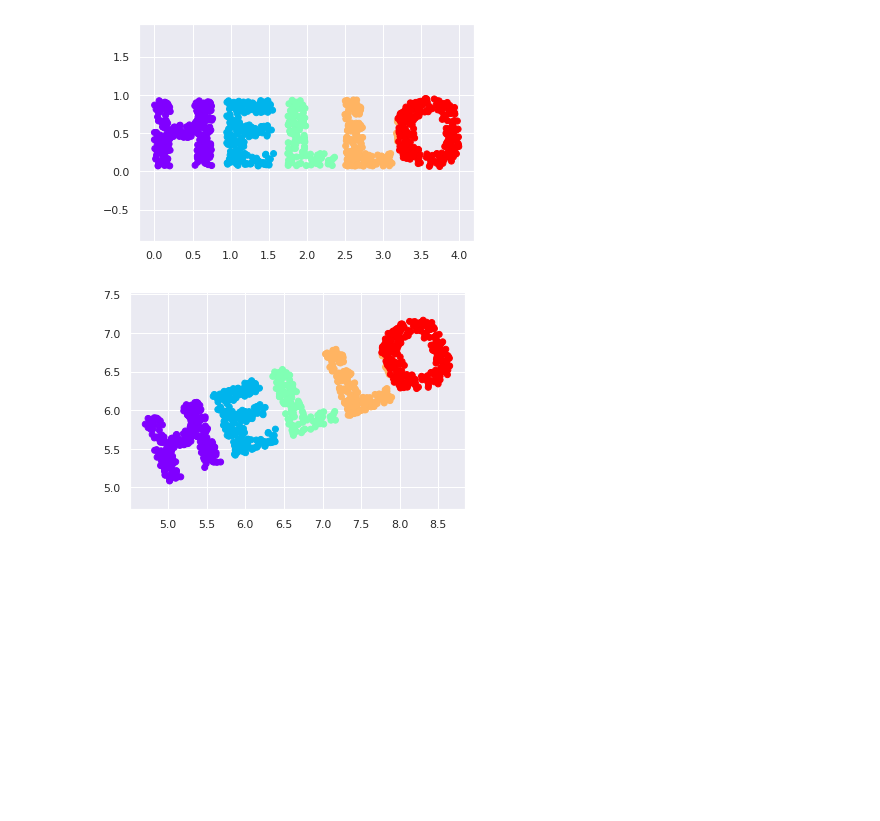
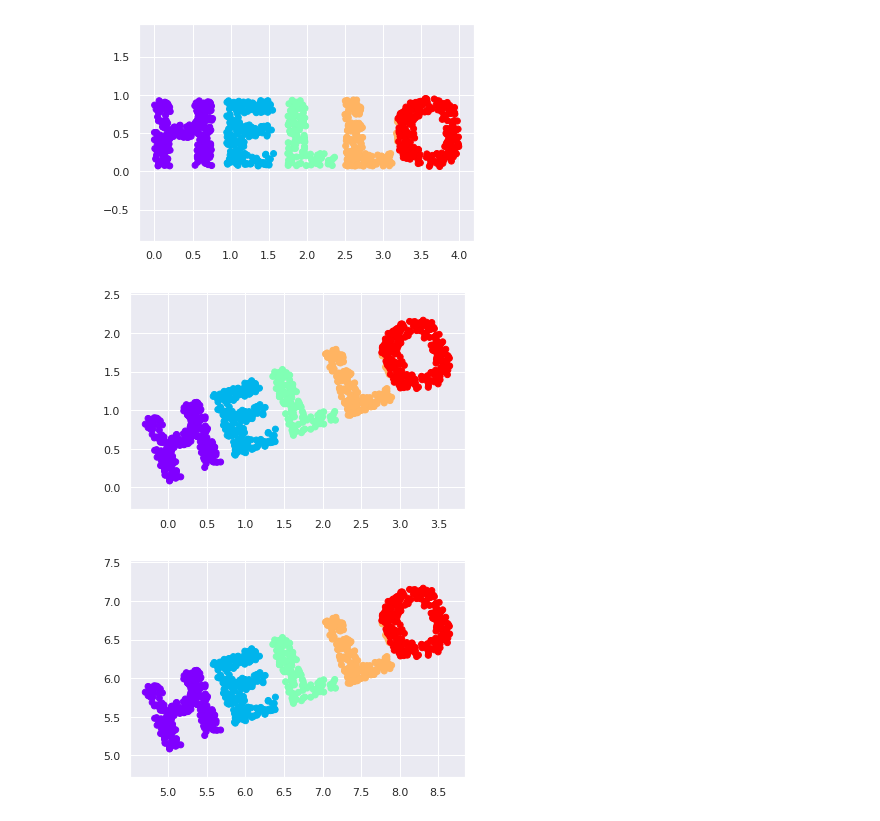
Before and after one commit to Thitichaya2000/multivariate, a Jupyter notebook: Chapter_4_MDS.ipynb, the cells around one changed output. Drawn from its saved outputs; the diff is of its cells as text; code cells hidden in the pictures; blank space fills up the shorter version.

```diff
--- a/Chapter_4_MDS.ipynb
+++ b/Chapter_4_MDS.ipynb
@@ -188,6 +191,12 @@ def rotate(X, angle):
     R = [[np.cos(theta), np.sin(theta)],
          [-np.sin(theta), np.cos(theta)]]
     return np.dot(X, R)
+# %%
+X2 = rotate(X, 20)
+plt.scatter(X2[:, 0], X2[:, 1], **colorize)
+plt.axis('equal');
+# %% [output]
+[figure, added]
 # %%
 X2 = rotate(X, 20) + 5
 plt.scatter(X2[:, 0], X2[:, 1], **colorize)
```
Also changed, not shown: parts of 17 cells of this notebook.
